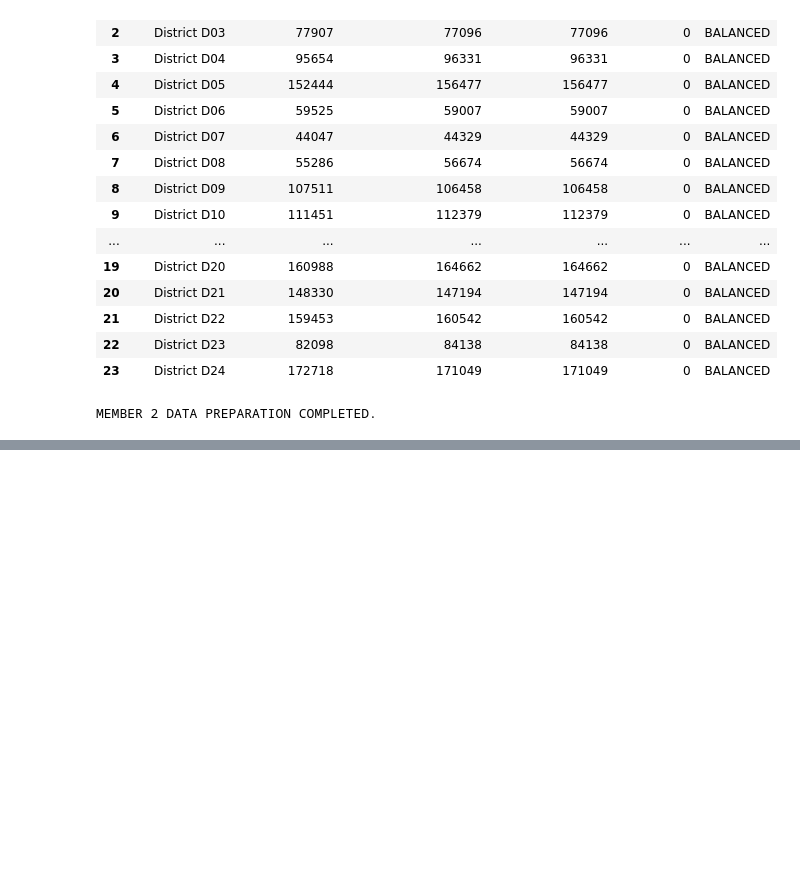
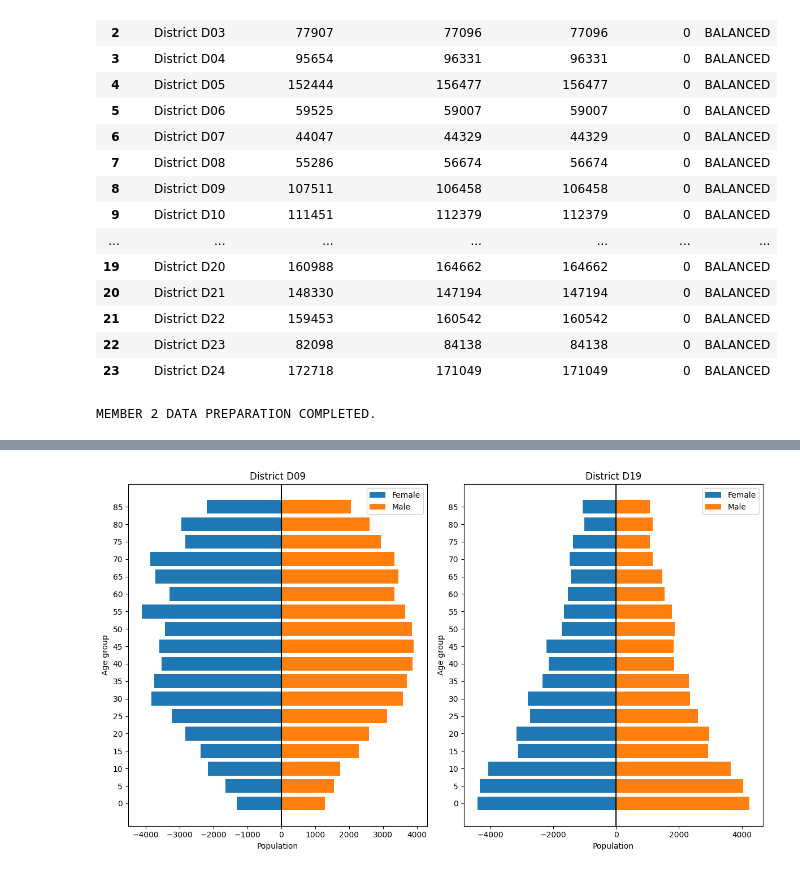
Before and after one commit to lincoln-bot/Assignment-2-HASTS206-GROUP-6, a Jupyter notebook: assignment2_demographic_analysis.ipynb, the cells around one changed output, grey strips where cells are left out. Saved outputs shown, nothing was run; the diff lists cells and outputs as text; code cells hidden in the pictures; blank space fills up the shorter version.

```diff
--- a/assignment2_demographic_analysis.ipynb
+++ b/assignment2_demographic_analysis.ipynb
@@ -250,3 +250,82 @@ Missing values:
 | 22 | District D23 | 82098 | 84138 | 84138 | 0 | BALANCED |
 | 23 | District D24 | 172718 | 171049 | 171049 | 0 | BALANCED |
 MEMBER 2 DATA PREPARATION COMPLETED.
+# %%
+#MEMBER 3
+import os
+import pandas as pd
+import numpy as np
+import matplotlib.pyplot as plt
+
+os.makedirs("outputs", exist_ok=True)
+
+# 1. LOAD DATA
+districts = pd.read_csv("assignment_data/districts.csv")
+age = pd.read_csv("assignment_data/age_sex.csv")
+
+# 2. CALCULATE AGE SHARES
+g = age.groupby(["district_id", "age_start"])["population_2025"].sum().reset_index()
+p = g.groupby("district_id")["population_2025"].sum()
+u = g[g.age_start < 15].groupby("district_id")["population_2025"].sum()
+o = g[g.age_start >= 65].groupby("district_id")["population_2025"].sum()
+
+profile = pd.DataFrame({"total":p, "under15":u, "age65":o}).fillna(0)
+profile["under15_share"] = profile.under15 / profile.total
+
+# 3. SELECT TWO CONTRASTING DISTRICTS
+ids = [profile.under15_share.idxmin(), profile.under15_share.idxmax()]
+selected = districts[districts.district_id.isin(ids)].merge(profile, on="district_id")
+selected["projection_district"] = selected.district_id == selected.loc[selected.total.idxmax(), "district_id"]
+
+selected.to_csv("outputs/selected_districts.csv", index=False)
+display(selected)
+
+# 4.  DEMOGRAPHIC INDICATORS
+results = []
+
+for i in ids:
+    d = age[age.district_id == i]
+    male = d[d.sex == "M"].population_2025.sum()
+    female = d[d.sex == "F"].population_2025.sum()
+    total = d.population_2025.sum()
+    youth = d[d.age_start < 15].population_2025.sum()
+    working = d[(d.age_start >= 15) & (d.age_start < 65)].population_2025.sum()
+    older = d[d.age_start >= 65].population_2025.sum()
+
+    results.append({
+        "district_id": i,
+        "district_name": selected.loc[selected.district_id == i, "district_name"].iloc[0],
+        "total_population": total,
+        "sex_ratio": male / female * 100,
+        "youth_dependency": youth / working * 100,
+        "old_age_dependency": older / working * 100,
+        "under15_share": youth / total * 100,
+        "age65plus_share": older / total * 100
+    })
+
+metrics = pd.DataFrame(results)
+display(metrics)
+metrics.to_csv("outputs/q1a_demographic_indicators.csv", index=False)
+
+# 5. POPULATION PYRAMIDS
+fig, axes = plt.subplots(1, 2, figsize=(12, 7))
+
+for ax, i in zip(axes, ids):
+    d = age[age.district_id == i]
+    table = d.pivot_table(index="age_start", columns="sex",
+                          values="population_2025", aggfunc="sum").fillna(0)
+
+    ax.barh(table.index.astype(str), -table["F"], label="Female")
+    ax.barh(table.index.astype(str), table["M"], label="Male")
+    ax.set_title(selected.loc[selected.district_id == i, "district_name"].iloc[0])
+    ax.set_xlabel("Population")
+    ax.set_ylabel("Age group")
+    ax.axvline(0, color="black")
+    ax.legend()
+
+plt.tight_layout()
+plt.savefig("outputs/q1a_population_pyramids.png", dpi=300)
+plt.show()
+
+print("MEMBER 3 COMPLETED SUCCESSFULLY")
+# %% [output]
@@ -252,0 +338 @@ MEMBER 2 DATA PREPARATION COMPLETED.
+[figure, added]
```
Also changed, not shown: parts of 4 cells of this notebook.
